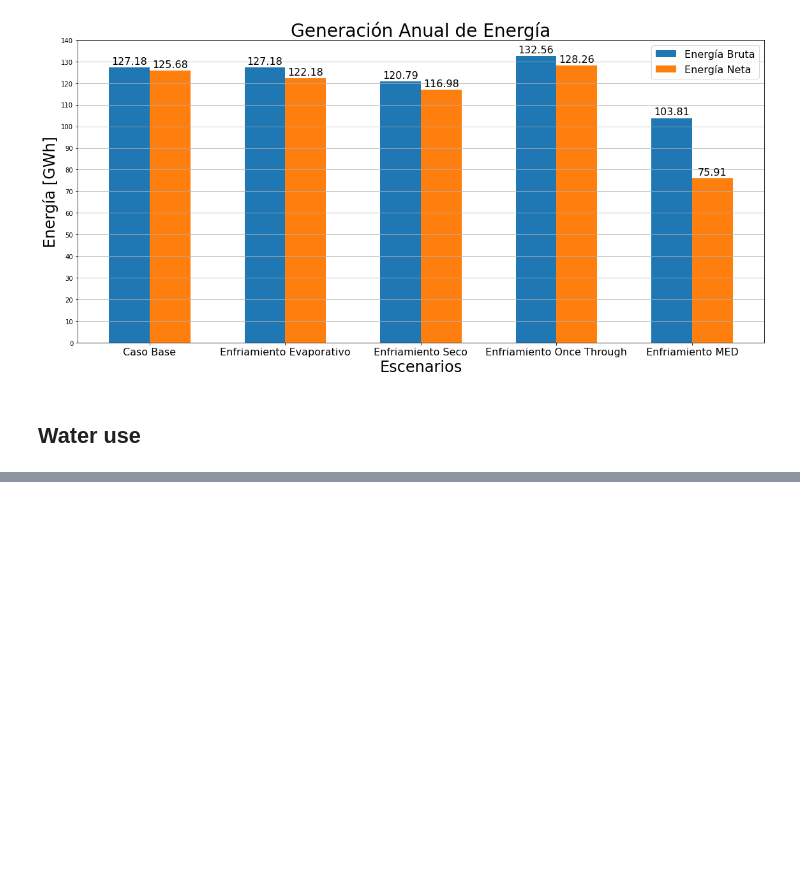
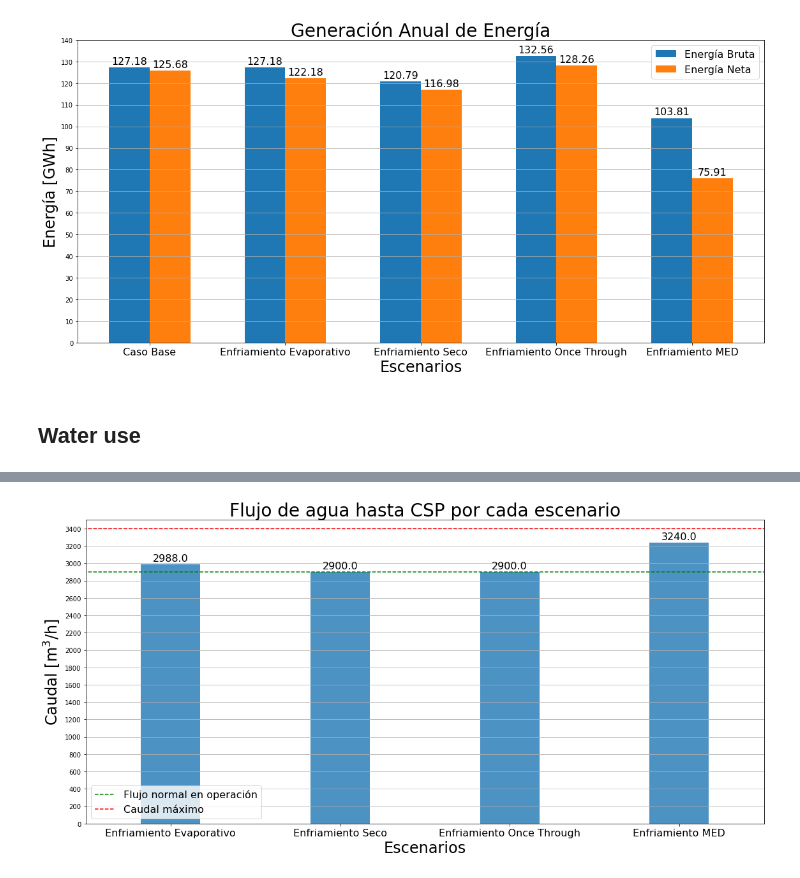
Before and after one commit to georgegacitua/CSP_data, a Jupyter notebook: CSP_comparison.ipynb, the cells around one changed output, grey strips where cells are left out. Cells and saved outputs as stored; diff of their text form; code cells hidden in the pictures; blank space fills up the shorter version.

```diff
--- a/CSP_comparison.ipynb
+++ b/CSP_comparison.ipynb
@@ -148,0 +156,34 @@ plt.show()
+# %%
+water_transported = np.array([.83*3600, 2900, 2900, .9*3600])
+
+x = np.arange(len(cases[2:]))  # the label locations
+width = 0.35  # the width of the bars
+
+fig, ax = plt.subplots(figsize=(16, 8))
+rects1 = ax.bar(x, water_transported, width, alpha= .8)
+ax.plot([-1, 8], [2900, 2900], 'g--',
+        label= 'Flujo normal en operación'
+        )
+ax.plot([-1, 8], [3400, 3400], 'r--',
+        label= 'Caudal máximo'
+        )
+
+# Add some text for labels, title and custom x-axis tick labels, etc.
+ax.set_ylabel(r'Caudal [m$^3$/h]', fontsize= 24)
+ax.set_xlabel('Escenarios', fontsize= 24)
+ax.set_title('Flujo de agua hasta CSP por cada escenario', fontsize= 28)
+ax.set_xticks(x)
+ax.set_xlim(-0.5, 3.5)
+ax.set_yticks(np.arange(0, 3600, 200))
+ax.set_ylim(0, 3500)
+ax.set_xticklabels(cases[2:], fontsize= 16)
+ax.legend(loc= 'lower left',fontsize= 16)
+ax.grid(axis= 'y')
+
+autolabel(rects1)
+
+fig.tight_layout()
+plt.savefig('water_flow_comparison.png', format='png', bbox_inches='tight')
+plt.show()
+# %% [output]
+[figure, added]
```
Also changed, not shown: parts of 1 cell of this notebook, 2 other files.
